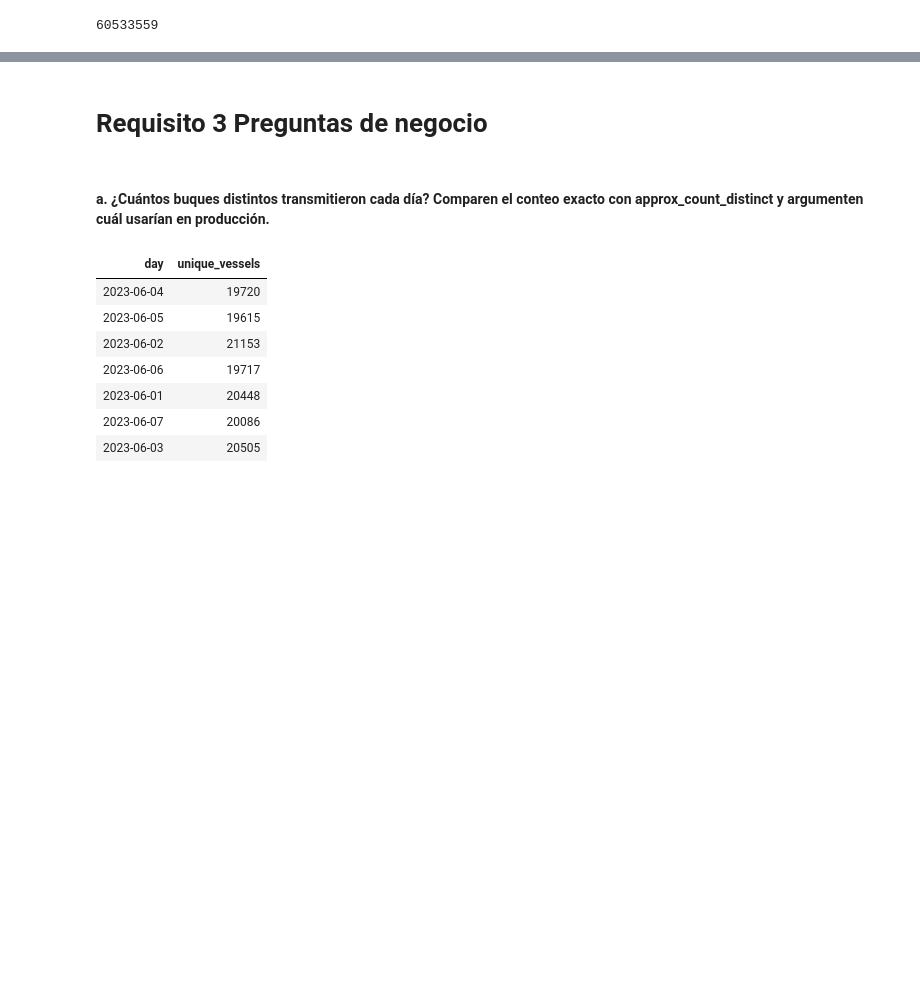
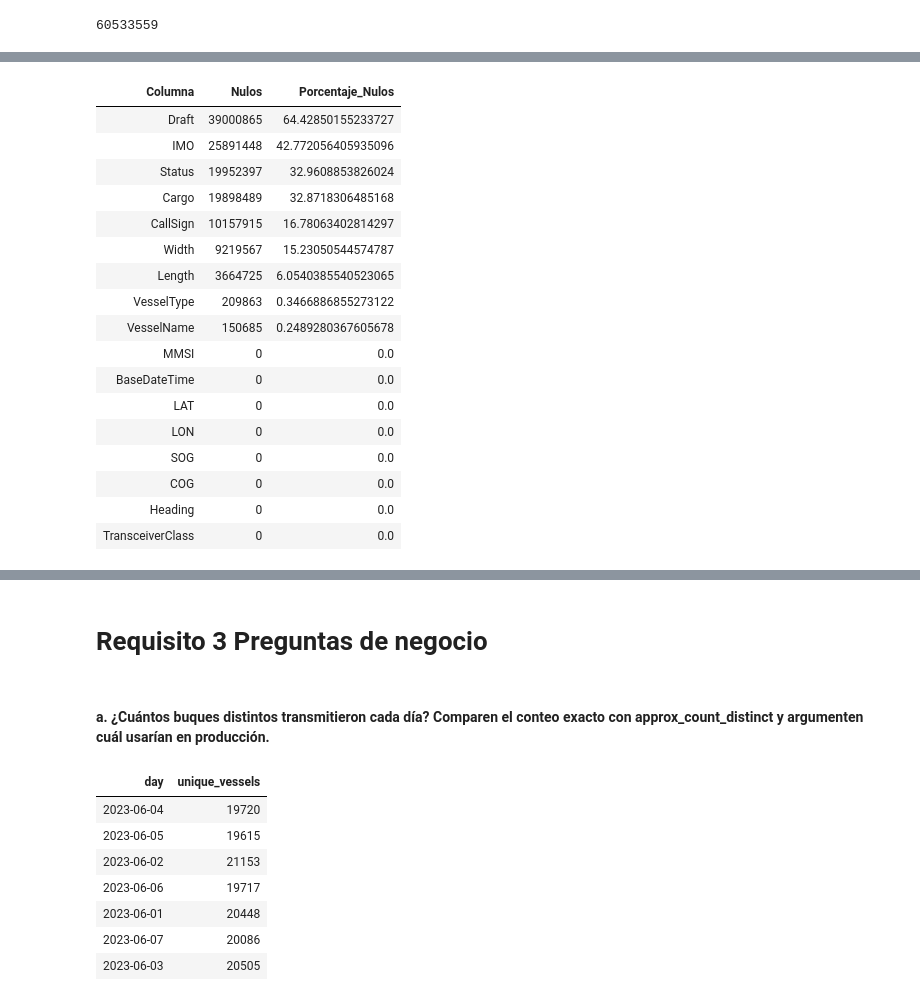
Before and after one commit to dnlec/trafico-maritimo-oceanwatch, a Jupyter notebook: notebook/proyecto_ocean_watch.ipynb, the cells around one changed output, grey strips where cells are left out. Drawn from its saved outputs; the diff is of its cells as text; code cells hidden in the pictures; blank space fills up the shorter version.

```diff
--- a/notebook/proyecto_ocean_watch.ipynb
+++ b/notebook/proyecto_ocean_watch.ipynb
@@ -277,0 +368,37 @@ display(quality_summary)
+# %%
+# Conteo de nulos por columna, en una sola pasada sobre los 60 M de filas.
+# Se cuenta como nulo el valor NULL y, en columnas numericas, tambien NaN.
+cols = df_ais.columns
+
+null_exprs = [
+    F.sum(F.when(F.col(c).isNull(), 1).otherwise(0)).alias(c)
+    for c in cols
+]
+null_row = df_ais.select(null_exprs).collect()[0]
+total = df_ais.count()
+
+null_summary = spark.createDataFrame(
+    [(c, int(null_row[c]), (null_row[c] / total) * 100) for c in cols],
+    ["Columna", "Nulos", "Porcentaje_Nulos"]
+).orderBy(F.desc("Nulos"))
+
+display(null_summary)
+# %% [output]
+| Columna | Nulos | Porcentaje_Nulos |
+| Draft | 39000865 | 64.42850155233727 |
+| IMO | 25891448 | 42.772056405935096 |
+| Status | 19952397 | 32.9608853826024 |
+| Cargo | 19898489 | 32.8718306485168 |
+| CallSign | 10157915 | 16.78063402814297 |
+| Width | 9219567 | 15.23050544574787 |
+| Length | 3664725 | 6.0540385540523065 |
+| VesselType | 209863 | 0.3466886855273122 |
+| VesselName | 150685 | 0.2489280367605678 |
+| MMSI | 0 | 0.0 |
+| BaseDateTime | 0 | 0.0 |
+| LAT | 0 | 0.0 |
+| LON | 0 | 0.0 |
+| SOG | 0 | 0.0 |
+| COG | 0 | 0.0 |
+| Heading | 0 | 0.0 |
+| TransceiverClass | 0 | 0.0 |
```
Also changed, not shown: parts of 45 cells of this notebook, 6 other files.
